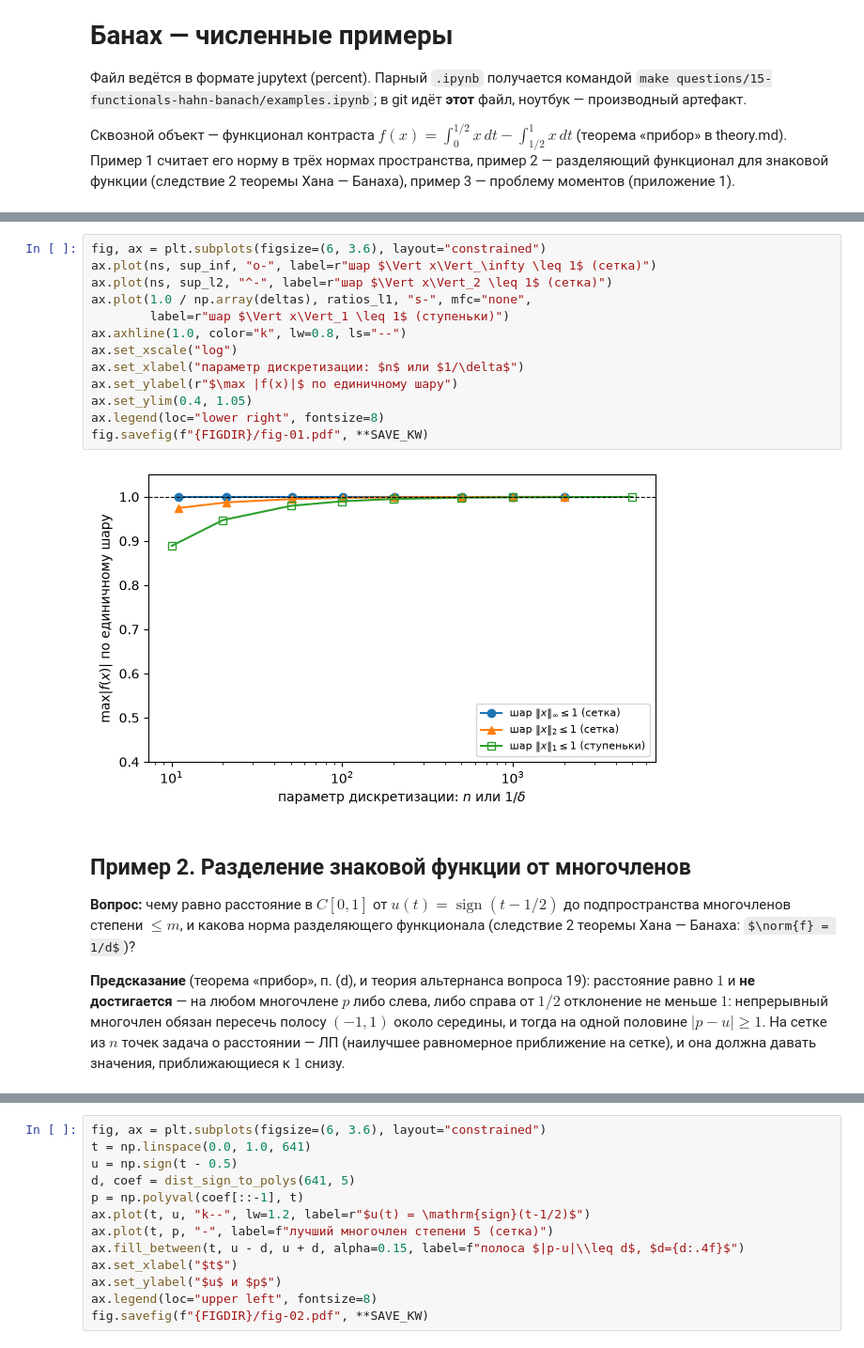
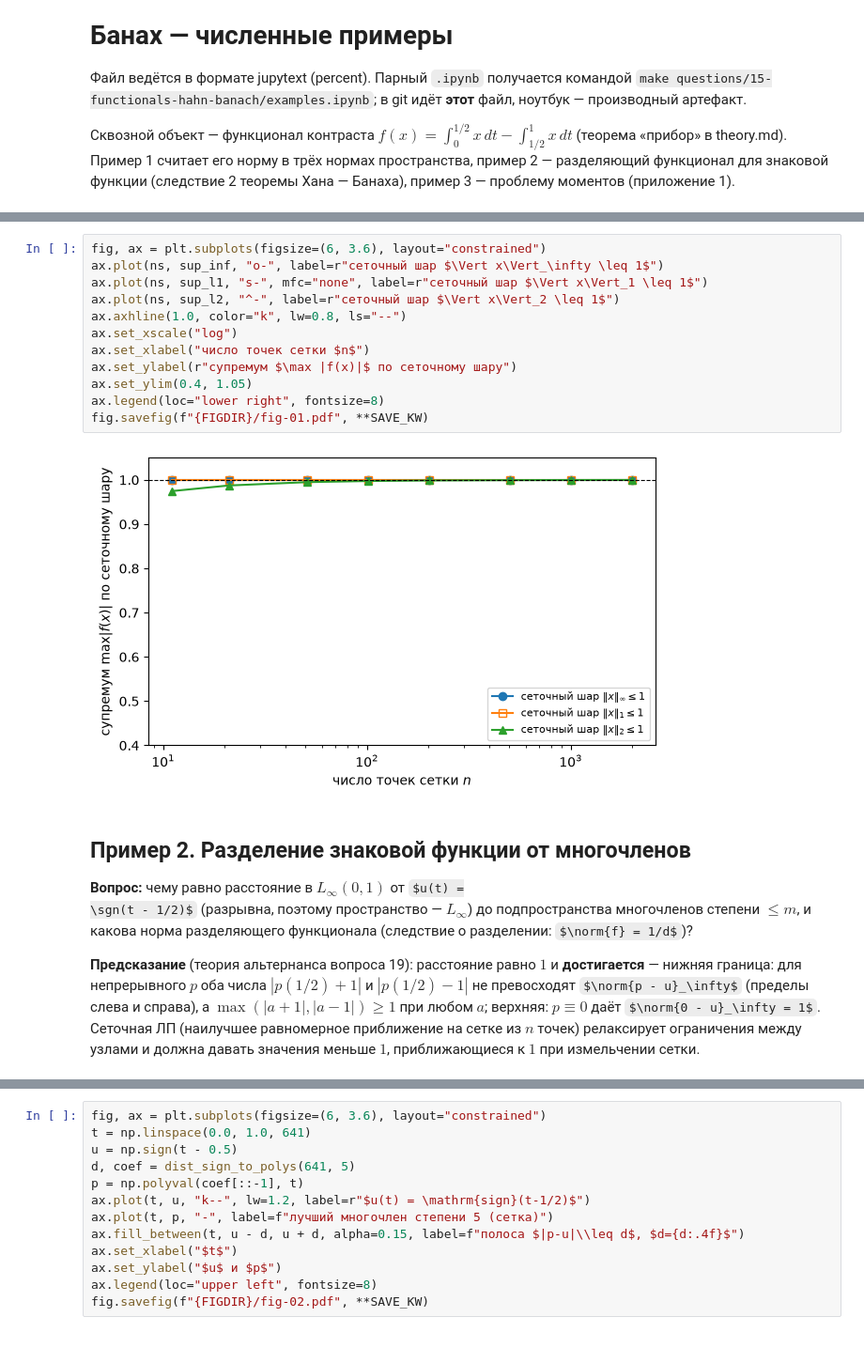
Before and after one commit to heni/math-exam, a Jupyter notebook: questions/15-functionals-hahn-banach/examples.ipynb, the cells around one changed output, grey strips where cells are left out. Shown at 94% size. Saved outputs shown, nothing was run; the diff lists cells and outputs as text; some formulas as TeX source.

Commit message:
Вопрос 15: итог review-fix loop — правки слайдов, README, ноутбука

```diff
--- a/questions/15-functionals-hahn-banach/examples.ipynb
+++ b/questions/15-functionals-hahn-banach/examples.ipynb
@@ -151,32 +146,32 @@ $L_2$ — сразу ровно $1$ (КБШ, равенство на скачк
 # %%
 fig, ax = plt.subplots(figsize=(6, 3.6), layout="constrained")
-ax.plot(ns, sup_inf, "o-", label=r"шар $\Vert x\Vert_\infty \leq 1$ (сетка)")
-ax.plot(ns, sup_l2, "^-", label=r"шар $\Vert x\Vert_2 \leq 1$ (сетка)")
-ax.plot(1.0 / np.array(deltas), ratios_l1, "s-", mfc="none",
-        label=r"шар $\Vert x\Vert_1 \leq 1$ (ступеньки)")
+ax.plot(ns, sup_inf, "o-", label=r"сеточный шар $\Vert x\Vert_\infty \leq 1$")
+ax.plot(ns, sup_l1, "s-", mfc="none", label=r"сеточный шар $\Vert x\Vert_1 \leq 1$")
+ax.plot(ns, sup_l2, "^-", label=r"сеточный шар $\Vert x\Vert_2 \leq 1$")
 ax.axhline(1.0, color="k", lw=0.8, ls="--")
 ax.set_xscale("log")
-ax.set_xlabel("параметр дискретизации: $n$ или $1/\delta$")
-ax.set_ylabel(r"$\max |f(x)|$ по единичному шару")
+ax.set_xlabel("число точек сетки $n$")
+ax.set_ylabel(r"супремум $\max |f(x)|$ по сеточному шару")
 ax.set_ylim(0.4, 1.05)
 ax.legend(loc="lower right", fontsize=8)
 fig.savefig(f"{FIGDIR}/fig-01.pdf", **SAVE_KW)
 # %% [output]
-[figure, old version]
+[figure, new version]
 # %% [markdown]
 ## Пример 2. Разделение знаковой функции от многочленов
 
-**Вопрос:** чему равно расстояние в $C[0,1]$ от $u(t) = \operatorname{sign}
-(t - 1/2)$ до подпространства многочленов степени $\le m$, и какова норма
-разделяющего функционала (следствие 2 теоремы Хана — Банаха:
-$\norm{f} = 1/d$)?
+**Вопрос:** чему равно расстояние в $L_\infty(0,1)$ от $u(t) =
+\sgn(t - 1/2)$ (разрывна, поэтому пространство — $L_\infty$)
+до подпространства многочленов степени $\le m$, и какова норма разделяющего
+функционала (следствие о разделении: $\norm{f} = 1/d$)?
 
-**Предсказание** (теорема «прибор», п. (d), и теория альтернанса вопроса 19):
-расстояние равно $1$ и **не достигается** — на любом многочлене $p$ либо
-слева, либо справа от $1/2$ отклонение не меньше $1$: непрерывный многочлен
-обязан пересечь полосу $(-1, 1)$ около середины, и тогда на одной половине
-$|p - u| \ge 1$. На сетке из $n$ точек задача о расстоянии — ЛП
-(наилучшее равномерное приближение на сетке), и она должна давать значения,
-приближающиеся к $1$ снизу.
+**Предсказание** (теория альтернанса вопроса 19): расстояние равно $1$ и
+**достигается** — нижняя граница: для непрерывного $p$ оба числа
+$|p(1/2) + 1|$ и $|p(1/2) - 1|$ не превосходят $\norm{p - u}_\infty$
+(пределы слева и справа), а $\max(|a+1|, |a-1|) \geq 1$ при любом $a$;
+верхняя: $p \equiv 0$ даёт $\norm{0 - u}_\infty = 1$. Сеточная ЛП
+(наилучшее равномерное приближение на сетке из $n$ точек) релаксирует
+ограничения между узлами и должна давать значения меньше $1$,
+приближающиеся к $1$ при измельчении сетки.
 # %%
 def dist_sign_to_polys(n, m):
```
Also changed, not shown: parts of 8 cells of this notebook, 7 other files.
